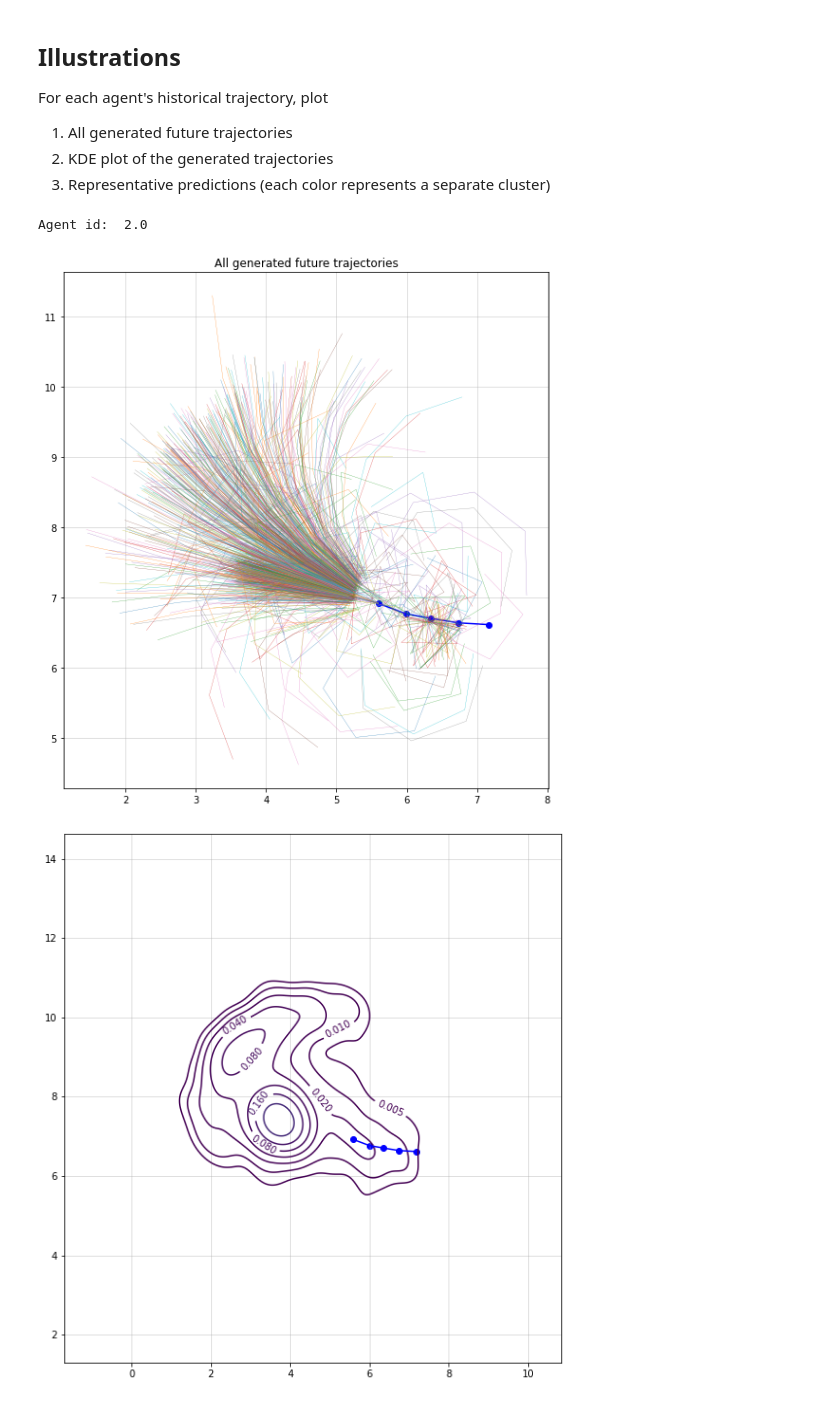
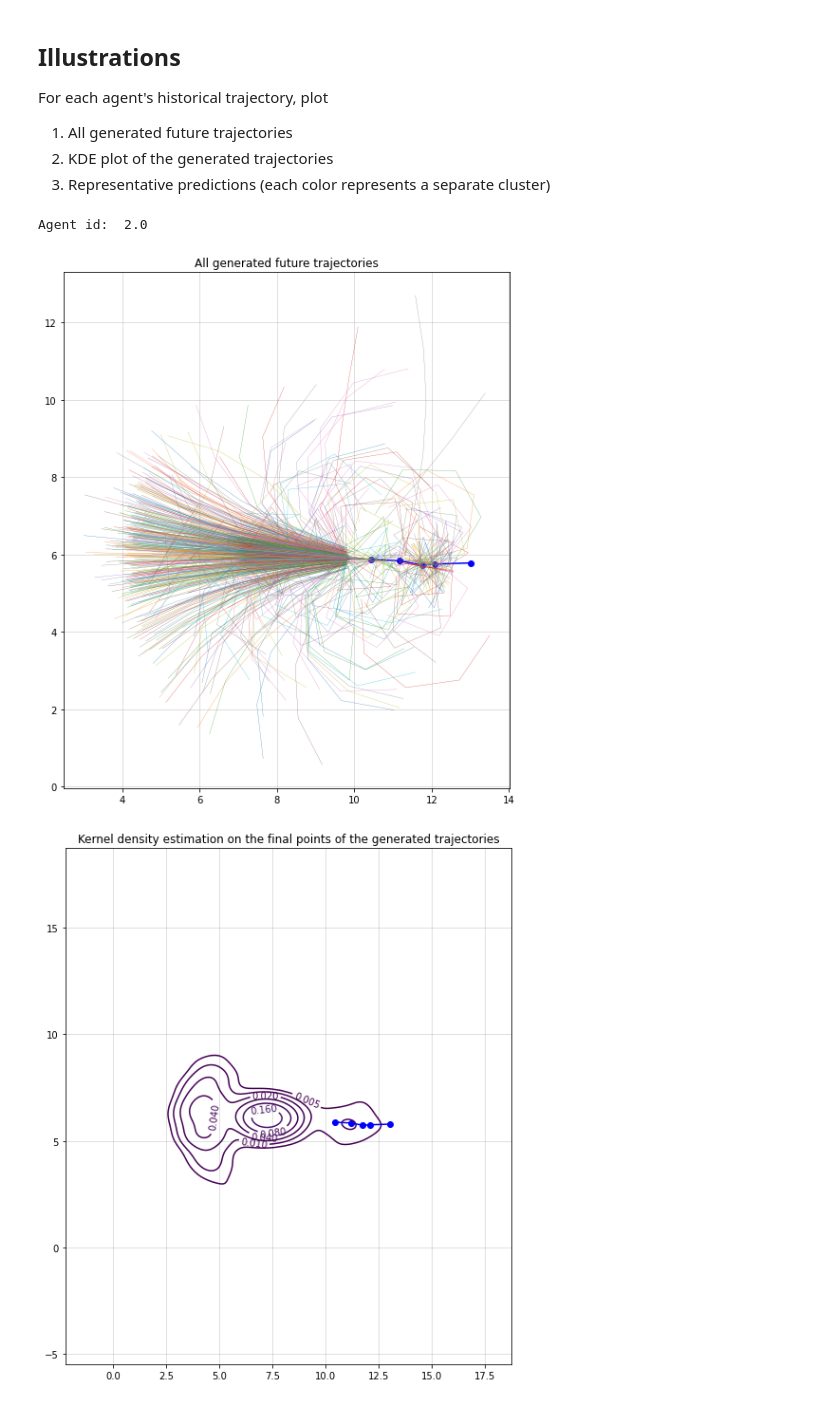
Before and after one commit to karlriis/trajectory-forecasting, a Jupyter notebook: generative_model_illustrations.ipynb, the cells around one changed output. Saved outputs shown, nothing was run; the diff lists cells and outputs as text; code cells hidden in the pictures.

```diff
--- a/generative_model_illustrations.ipynb
+++ b/generative_model_illustrations.ipynb
@@ -396,35 +422,35 @@ For each agent's historical trajectory, plot
 # %%
 # Change the values of the parameters to change the behaviour of the method
 params = {
     'NOISE': 0.05,
     'NO_OF_TRAJECTORIES': 1000,
     'CONST_VEL_MODEL_PROB': 0.5,
     'STOP_PROB': 0.025,
     'DISCOUNT_AVG_PROB': 1.0,
     'DISCOUNT_LOWER_BOUND': 0.15,
     'VELOCITY_CHANGE_PROB': 0.1,
     'VELOCITY_CHANGE_NOISE': 0.1,
     'ANGLE_CHANGE_PROB': 0.1,
     'ANGLE_CHANGE_NOISE': 2,
     'GROUP_PERCENTAGES': [0.1, 0.5, 0.75, 1.0],
     'GROUP_CLUSTER_COUNT': [1, 5, 4, 4]
 }
 
 # Change this to change the history and prediction length in timesteps
 traj_length = 5
 
 # Change the bounds in agent_ids[low:high] to see different sections of the dataset
 for agent_id in agent_ids[:10]:
 
-    sample_x, sample_y, test_x, test_y = generate_data(eth_data, start_idx, agent_id, traj_length)
+    sample_x, sample_y, test_x, test_y = get_agent_train_test(eth_data, agent_id, traj_length)
 
     if len(sample_x) >= traj_length and len(test_x) >= traj_length:
         print("Agent id: ", agent_id)
         predict(sample_x, sample_y, params)
         print("========================================================")
 # %% [output]
 Agent id:  2.0
-[figure, old version]
+[figure, new version]
-[figure, old version]
+[figure, new version]
 ========================================================
 Agent id:  3.0
```
Also changed, not shown: parts of 2 cells of this notebook.
